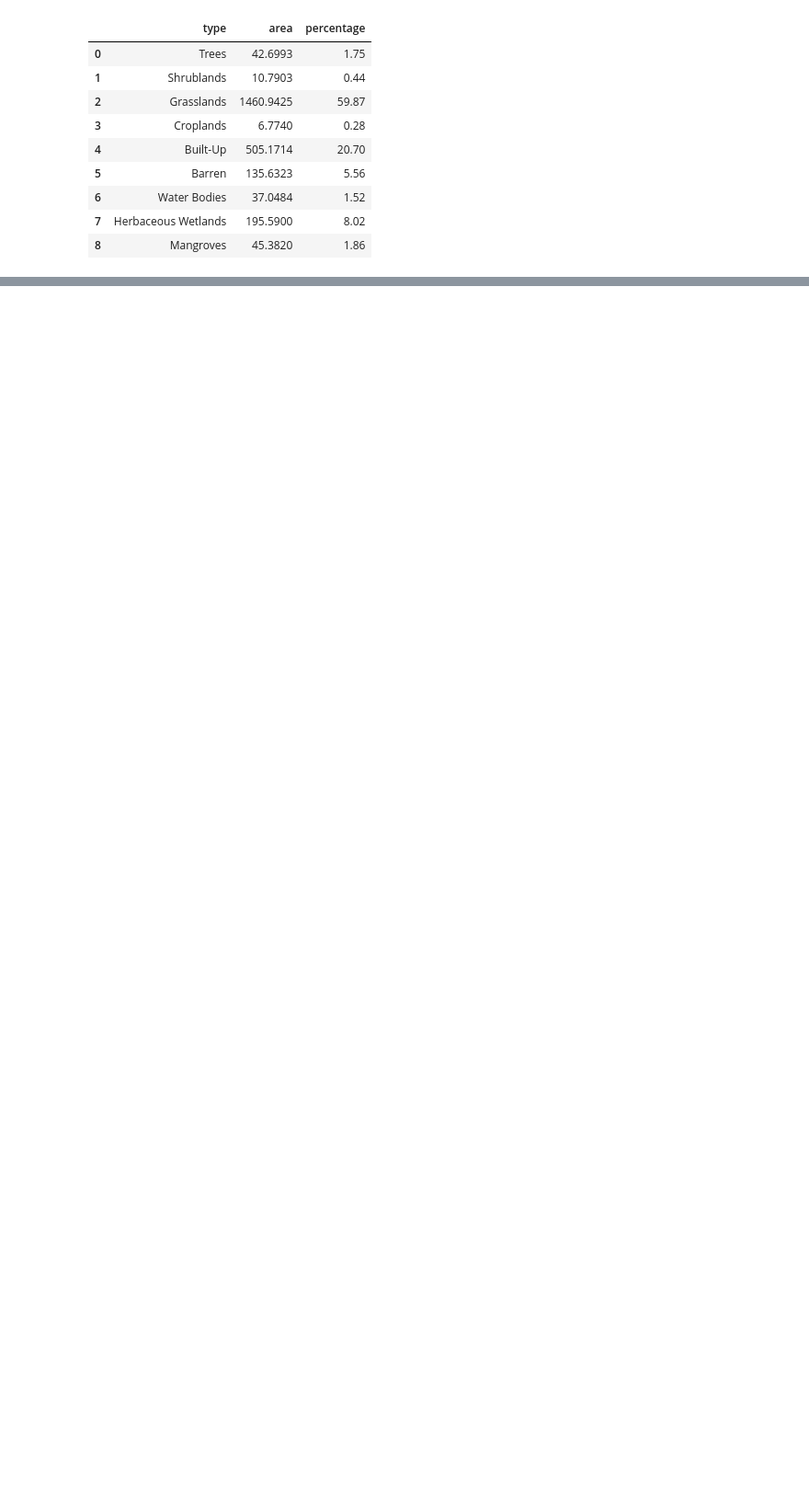
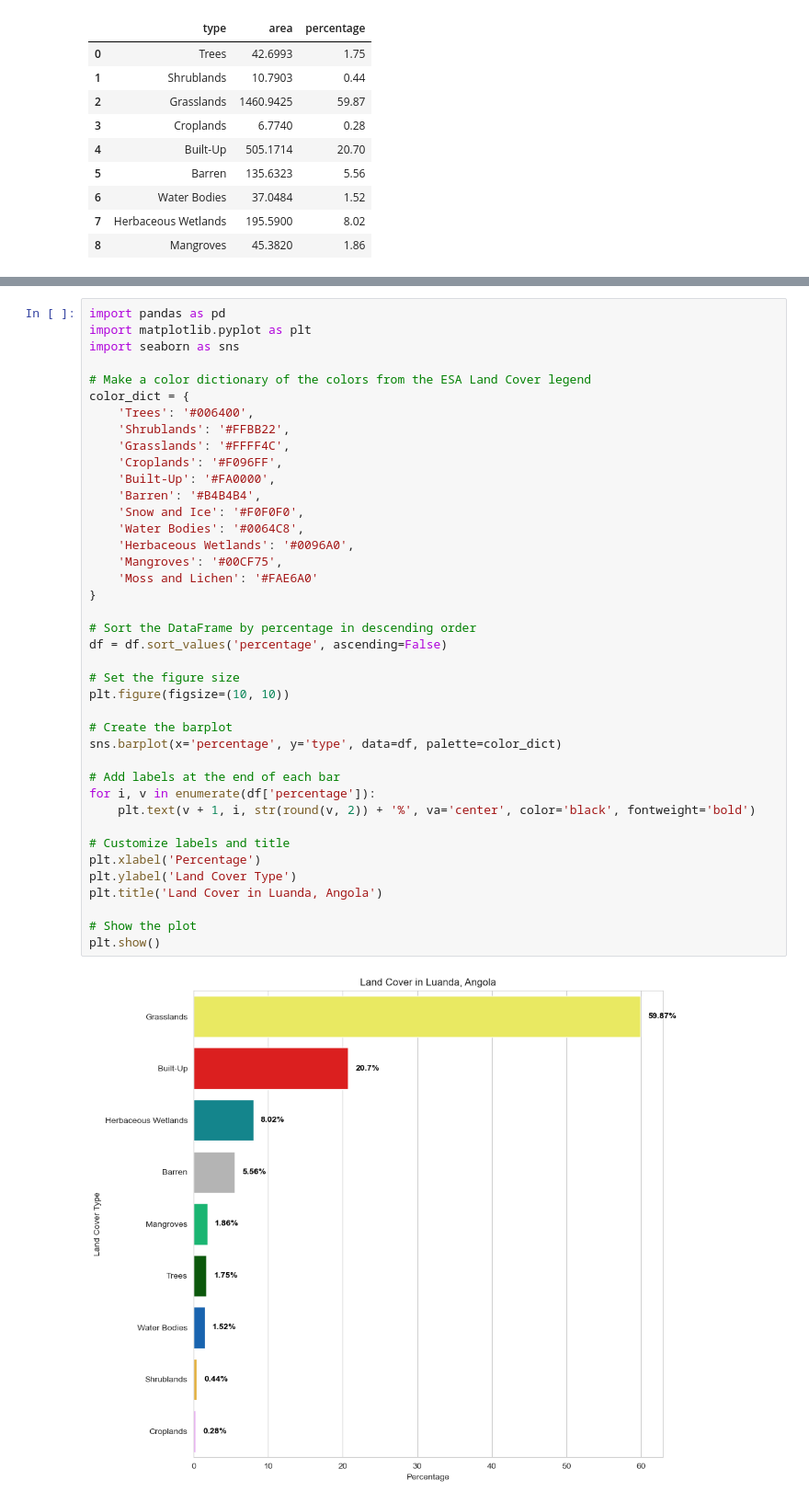
Before and after one commit to jtrummler/wash-scan, a Jupyter notebook: gee_land_cover.ipynb, the cells around one changed output, grey strips where cells are left out. Shown at 92% size. Cells and saved outputs as stored; diff of their text form; blank space fills up the shorter version.

```diff
--- a/gee_land_cover.ipynb
+++ b/gee_land_cover.ipynb
@@ -138,0 +105,42 @@ plt.show;
+# %%
+import pandas as pd
+import matplotlib.pyplot as plt
+import seaborn as sns
+
+# Make a color dictionary of the colors from the ESA Land Cover legend
+color_dict = {
+    'Trees': '#006400',
+    'Shrublands': '#FFBB22',
+    'Grasslands': '#FFFF4C',
+    'Croplands': '#F096FF',
+    'Built-Up': '#FA0000',
+    'Barren': '#B4B4B4',
+    'Snow and Ice': '#F0F0F0',
+    'Water Bodies': '#0064C8',
+    'Herbaceous Wetlands': '#0096A0',
+    'Mangroves': '#00CF75',
+    'Moss and Lichen': '#FAE6A0'
+}
+
+# Sort the DataFrame by percentage in descending order
+df = df.sort_values('percentage', ascending=False)
+
+# Set the figure size
+plt.figure(figsize=(10, 10))
+
+# Create the barplot
+sns.barplot(x='percentage', y='type', data=df, palette=color_dict)
+
+# Add labels at the end of each bar
+for i, v in enumerate(df['percentage']):
+    plt.text(v + 1, i, str(round(v, 2)) + '%', va='center', color='black', fontweight='bold')
+
+# Customize labels and title
+plt.xlabel('Percentage')
+plt.ylabel('Land Cover Type')
+plt.title('Land Cover in Luanda, Angola')
+
+# Show the plot
+plt.show()
+# %% [output]
+[figure, added]
```
Also changed, not shown: parts of 13 cells of this notebook, 10 other files.
